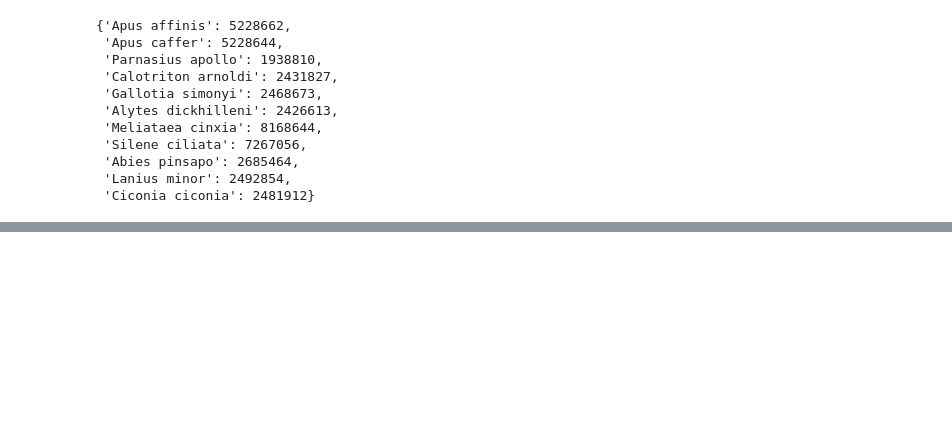
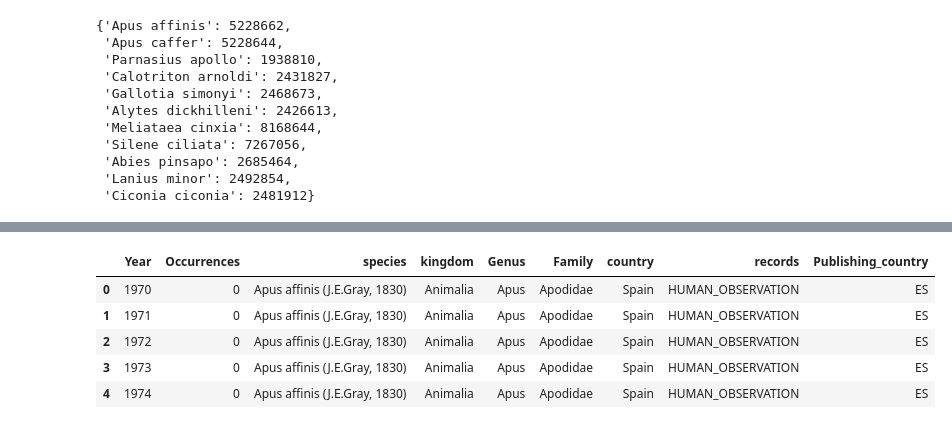
Before and after one commit to AnaAGG/Effects_of_Climatic_Change_on_Species_Distributions, a Jupyter notebook: Output/Getting_Data_API.ipynb, the cells around one changed output, grey strips where cells are left out. Cells and saved outputs as stored; diff of their text form; code cells hidden in the pictures; blank space fills up the shorter version.

```diff
--- a/Output/Getting_Data_API.ipynb
+++ b/Output/Getting_Data_API.ipynb
@@ -179,0 +177,13 @@ data_species.to_csv("Pru_sp.csv")
+# %%
+%time
+Apus_affinis = join_occurrences_taxonomic(5228662)
+Apus_caffer = join_occurrences_taxonomic(5228644)
+Parnasius_apollo = join_occurrences_taxonomic(1938810)
+Alytes_dickhilleni = join_occurrences_taxonomic(2426613)
+Meliataea_cinxia = join_occurrences_taxonomic(8168644)
+Silene_ciliata = join_occurrences_taxonomic(7267056)
+Abies_pinsapo = join_occurrences_taxonomic(2685464)
+Lanius_minor = join_occurrences_taxonomic(2492854)
+Ciconia_ciconia = join_occurrences_taxonomic(2481912)
+Sonchus_tenerrimus = join_occurrences_taxonomic(3105768)
+Araujia_sericiferas = join_occurrences_taxonomic(3170442)
@@ -179,0 +193,12 @@ data_species.to_csv("Pru_sp.csv")
+# %%
+all_species = pd.concat([Apus_affinis, Apus_caffer, Parnasius_apollo,Alytes_dickhilleni,Meliataea_cinxia,Silene_ciliata,
+                         Abies_pinsapo,Lanius_minor,Ciconia_ciconia, Sonchus_tenerrimus, Araujia_sericiferas], axis=0)
+# %%
+all_species[:5]
+# %% [output]
+|  | Year | Occurrences | species | kingdom | Genus | Family | country | records | Publishing_country |
+| 0 | 1970 | 0 | Apus affinis (J.E.Gray, 1830) | Animalia | Apus | Apodidae | Spain | HUMAN_OBSERVATION | ES |
+| 1 | 1971 | 0 | Apus affinis (J.E.Gray, 1830) | Animalia | Apus | Apodidae | Spain | HUMAN_OBSERVATION | ES |
+| 2 | 1972 | 0 | Apus affinis (J.E.Gray, 1830) | Animalia | Apus | Apodidae | Spain | HUMAN_OBSERVATION | ES |
+| 3 | 1973 | 0 | Apus affinis (J.E.Gray, 1830) | Animalia | Apus | Apodidae | Spain | HUMAN_OBSERVATION | ES |
+| 4 | 1974 | 0 | Apus affinis (J.E.Gray, 1830) | Animalia | Apus | Apodidae | Spain | HUMAN_OBSERVATION | ES |
```
Also changed, not shown: parts of 12 cells of this notebook, 1 other file.
